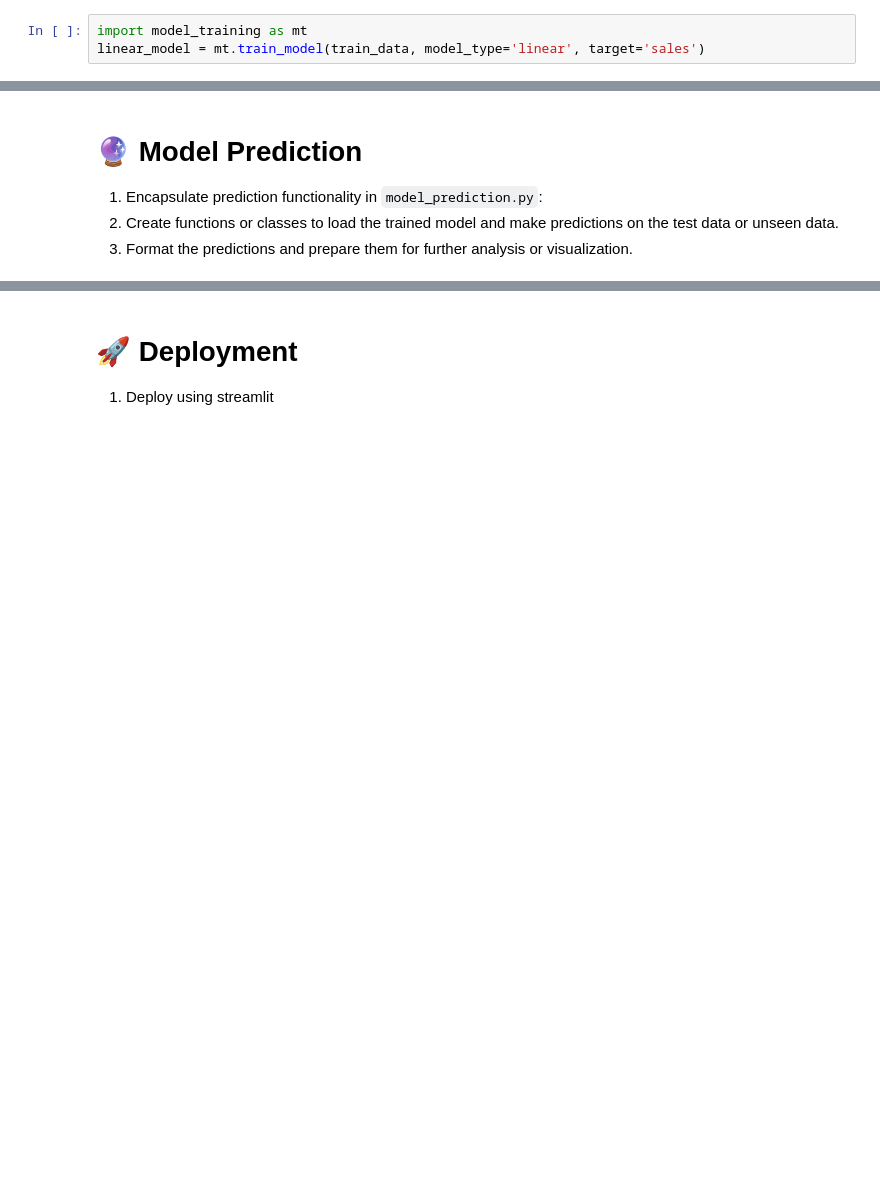
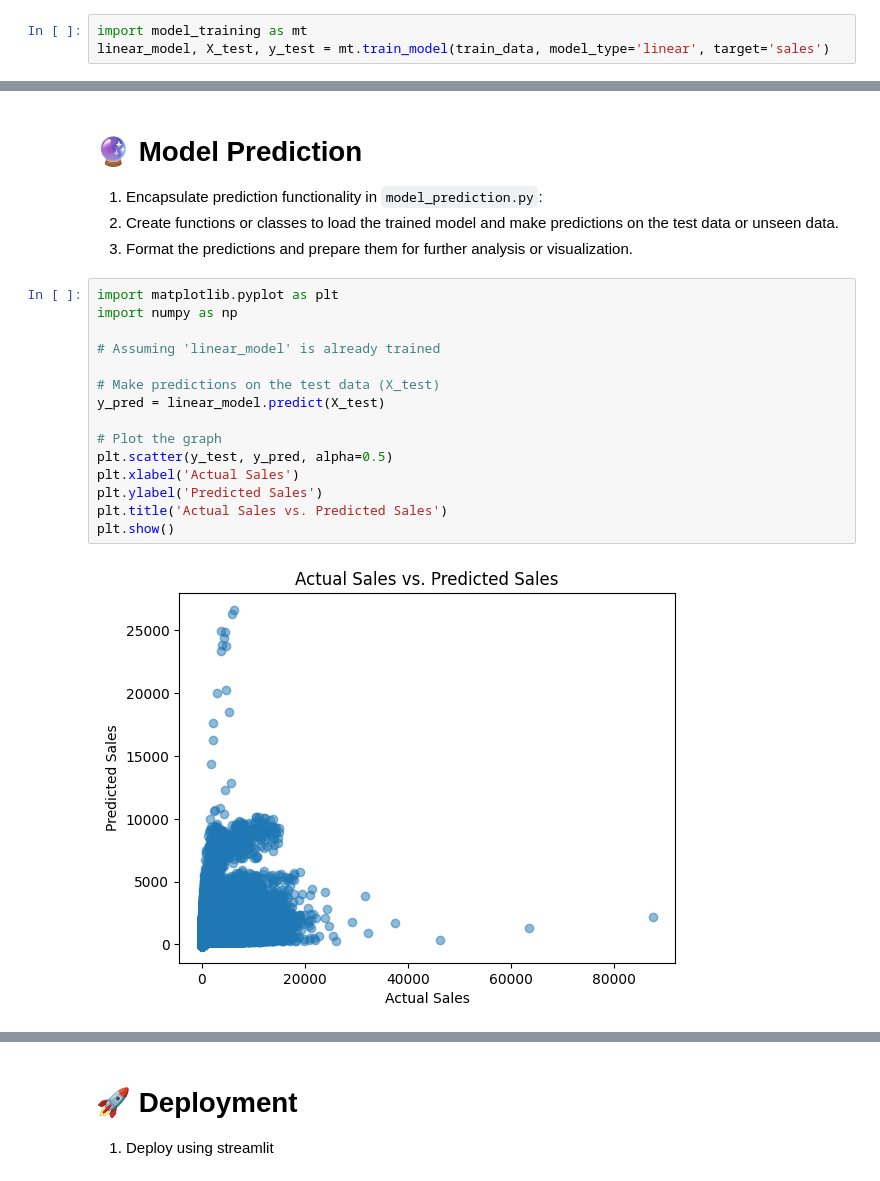
Before and after one commit to rbrox/IBM-dataSci, a Jupyter notebook: ProfitProMax/sales_forecasting.ipynb, the cells around one changed output, grey strips where cells are left out. Cells and saved outputs as stored; diff of their text form; blank space fills up the shorter version.

Commit message:
trained

```diff
--- a/ProfitProMax/sales_forecasting.ipynb
+++ b/ProfitProMax/sales_forecasting.ipynb
@@ -290,7 +290,7 @@ train_data
  **train.csv**: This file contains time series data of sales and features such as `store_nbr, family, and onpromotion`. The target variable is the `sales`, representing the total sales for a product family at a particular store on a given date.
 # %%
 import model_training as mt
-linear_model = mt.train_model(train_data, model_type='linear', target='sales')
+linear_model, X_test, y_test = mt.train_model(train_data, model_type='linear', target='sales')
 # %% [output]
 Training model...
 Sucessfully droped target col
@@ -308,3 +342,20 @@ linear_model.intercept_
 1. Encapsulate prediction functionality in `model_prediction.py`:
 2. Create functions or classes to load the trained model and make predictions on the test data or unseen data.
 3. Format the predictions and prepare them for further analysis or visualization.
+# %%
+import matplotlib.pyplot as plt
+import numpy as np
+
+# Assuming 'linear_model' is already trained
+
+# Make predictions on the test data (X_test)
+y_pred = linear_model.predict(X_test)
+
+# Plot the graph
+plt.scatter(y_test, y_pred, alpha=0.5)
+plt.xlabel('Actual Sales')
+plt.ylabel('Predicted Sales')
+plt.title('Actual Sales vs. Predicted Sales')
+plt.show()
+# %% [output]
+[figure, added]
```
Also changed, not shown: parts of 5 cells of this notebook, 28 other files.
